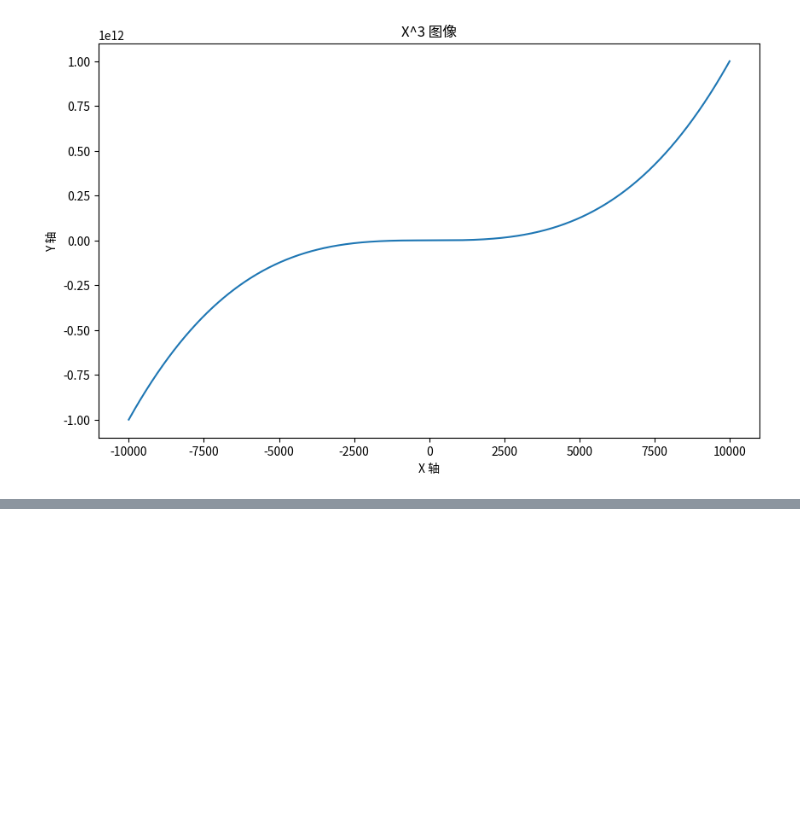
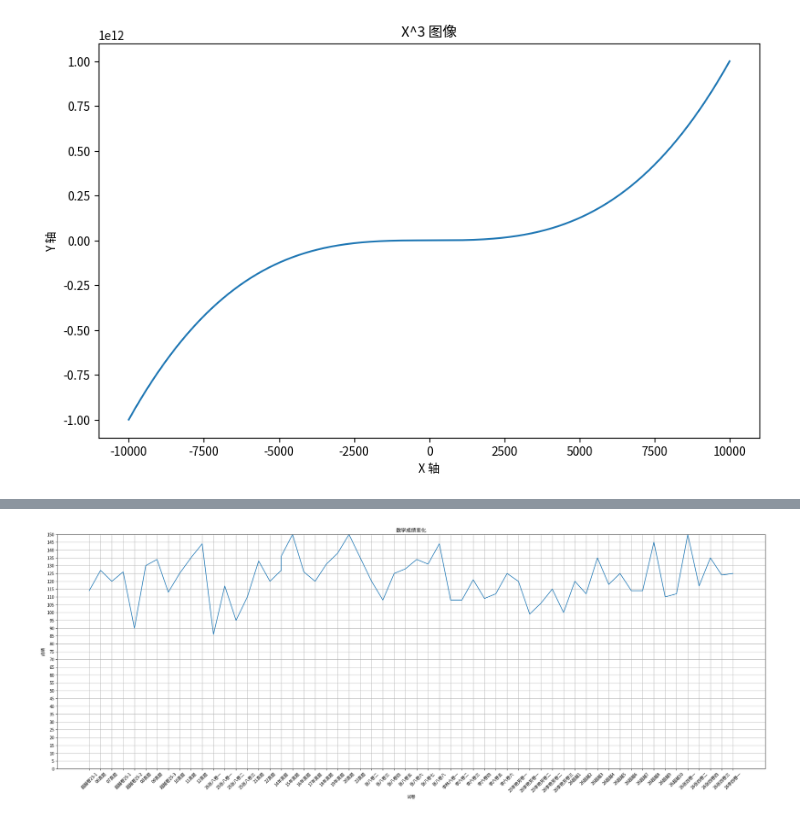
Before and after one commit to Whisper-Tang/Python_learning, a Jupyter notebook: Jupyter/matplotlib.ipynb, the cells around one changed output, grey strips where cells are left out. Saved outputs shown, nothing was run; the diff lists cells and outputs as text; code cells hidden in the pictures; blank space fills up the shorter version.

```diff
--- a/Jupyter/matplotlib.ipynb
+++ b/Jupyter/matplotlib.ipynb
@@ -22,0 +39,17 @@ plt.show()
+# %%
+import pandas as pd
+test_csv = pd.read_csv('Data/score_format.csv')
+x = test_csv['试卷'].tolist()
+y = test_csv['成绩'].tolist()
+plt.figure(figsize=(30, 10))
+plt.title('数学成绩变化')
+plt.grid(True)
+plt.xlabel('试卷')
+plt.ylabel('成绩')
+plt.xticks(rotation=45)
+plt.yticks(range(0, 151, 5))
+plt.ylim(0, 150)
+plt.plot(x, y)
+plt.show()
+# %% [output]
+[figure, added]
```
Also changed, not shown: parts of 5 cells of this notebook, 7 other files.
